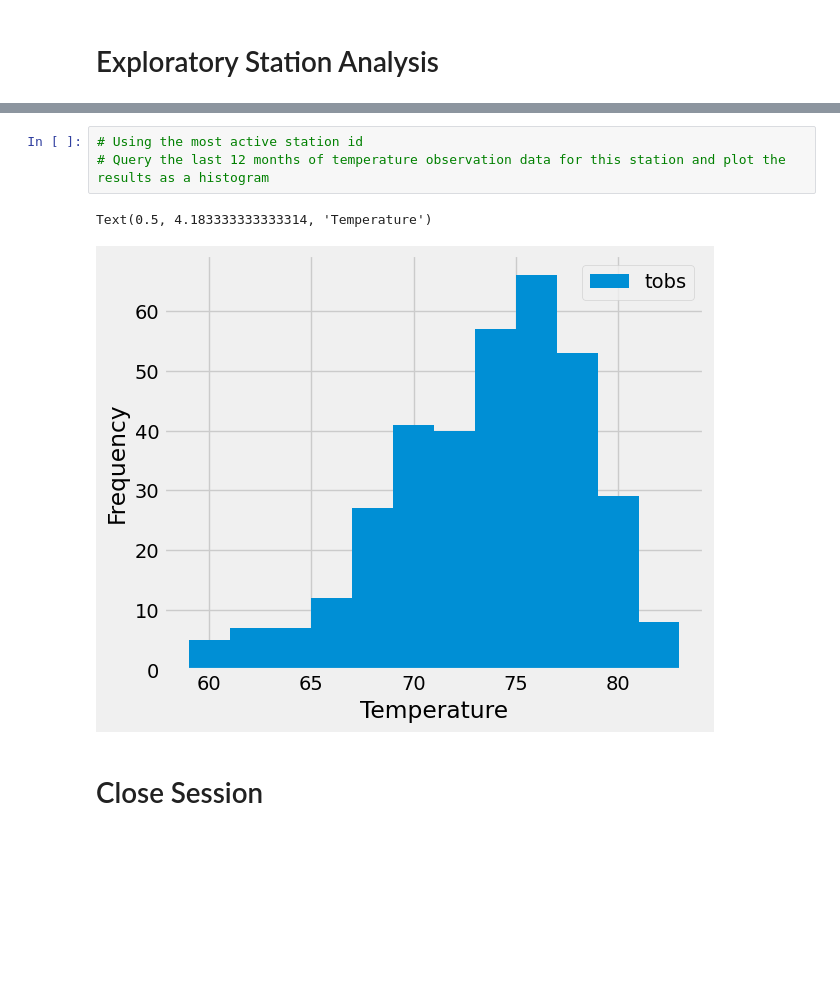
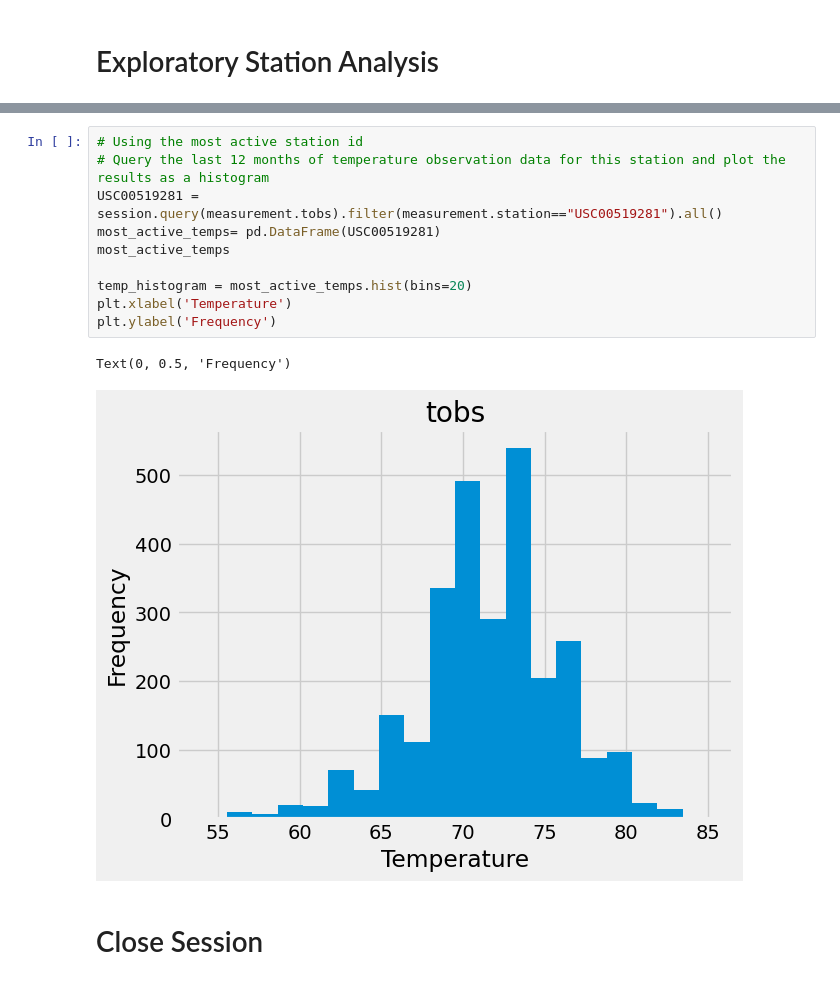
Before and after one commit to rdekker3/sqlalchemy-challenge, a Jupyter notebook: SurfsUp/climate_starter.ipynb, the cells around one changed output, grey strips where cells are left out. Cells and saved outputs as stored; diff of their text form; blank space fills up the shorter version.

```diff
--- a/SurfsUp/climate_starter.ipynb
+++ b/SurfsUp/climate_starter.ipynb
@@ -115,9 +113,16 @@ lastyear_df
 # %%
 # Using the most active station id
 # Query the last 12 months of temperature observation data for this station and plot the results as a histogram
+USC00519281 = session.query(measurement.tobs).filter(measurement.station=="USC00519281").all()
+most_active_temps= pd.DataFrame(USC00519281)
+most_active_temps
+
+temp_histogram = most_active_temps.hist(bins=20)
+plt.xlabel('Temperature')
+plt.ylabel('Frequency')
 # %% [output]
-Text(0.5, 4.183333333333314, 'Temperature')
+Text(0, 0.5, 'Frequency')
-[figure, old version]
+[figure, new version]
 # %% [markdown]
 # Close Session
 # %%
```
Also changed, not shown: parts of 6 cells of this notebook.
